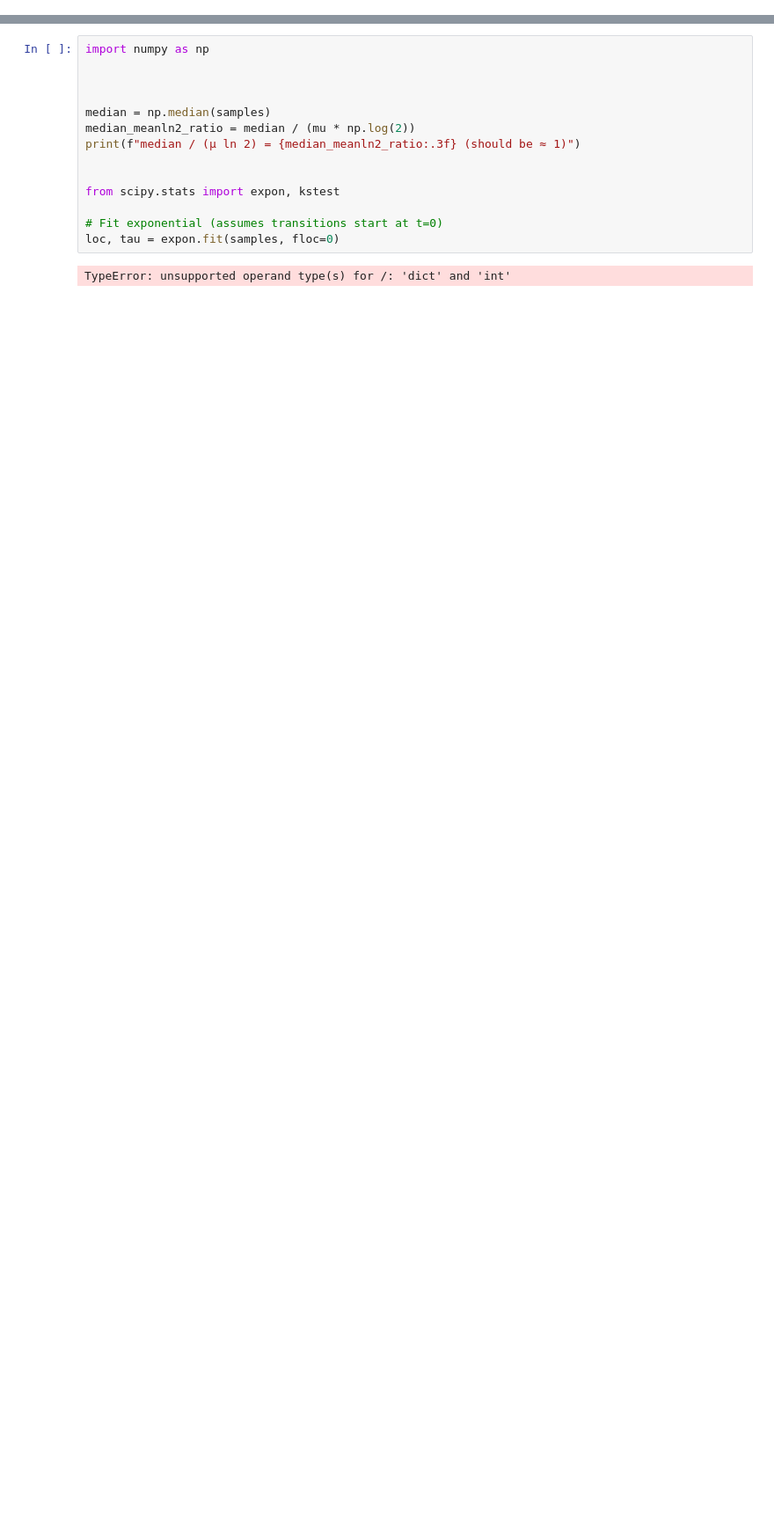
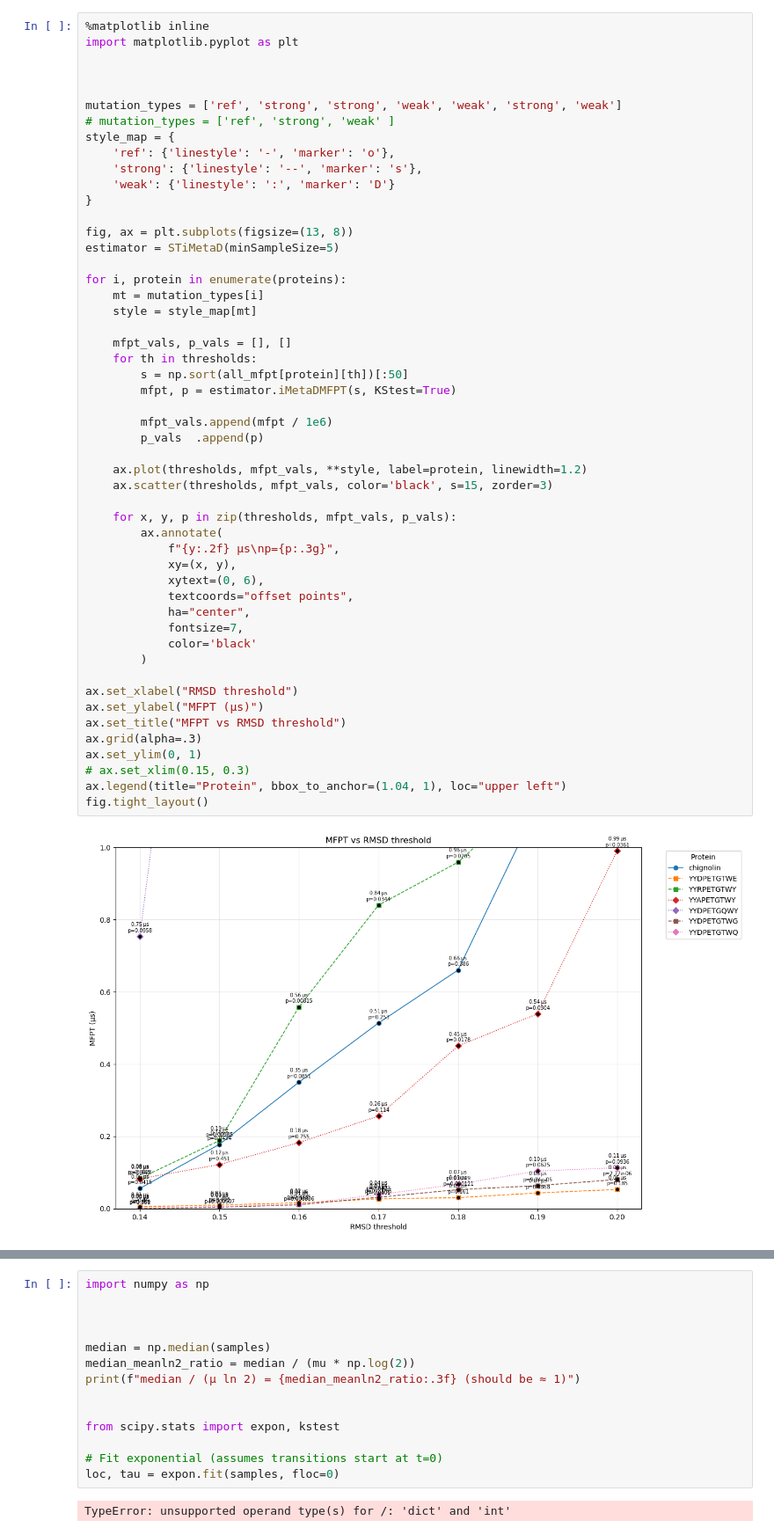
Before and after one commit to MendelsResearchGroup/guiding-peptide-kinetics, a Jupyter notebook: src/fpt.ipynb, the cells around one changed output, grey strips where cells are left out. Shown at 88% size. Drawn from its saved outputs; the diff is of its cells as text; blank space fills up the shorter version.

```diff
--- a/src/fpt.ipynb
+++ b/src/fpt.ipynb
@@ -71,3 +45,56 @@ plt.show()
+# %%
+%matplotlib inline
+import matplotlib.pyplot as plt
+
+
+
+mutation_types = ['ref', 'strong', 'strong', 'weak', 'weak', 'strong', 'weak']
+# mutation_types = ['ref', 'strong', 'weak' ]
+style_map = {
+    'ref': {'linestyle': '-', 'marker': 'o'},
+    'strong': {'linestyle': '--', 'marker': 's'},
+    'weak': {'linestyle': ':', 'marker': 'D'}
+}
+
+fig, ax = plt.subplots(figsize=(13, 8))
+estimator = STiMetaD(minSampleSize=5)
+
+for i, protein in enumerate(proteins):
+    mt = mutation_types[i]
+    style = style_map[mt]
+
+    mfpt_vals, p_vals = [], []
+    for th in thresholds:
+        s = np.sort(all_mfpt[protein][th])[:50]
+        mfpt, p = estimator.iMetaDMFPT(s, KStest=True)
+
+        mfpt_vals.append(mfpt / 1e6)
+        p_vals  .append(p)
+
+    ax.plot(thresholds, mfpt_vals, **style, label=protein, linewidth=1.2)
+    ax.scatter(thresholds, mfpt_vals, color='black', s=15, zorder=3)
+
+    for x, y, p in zip(thresholds, mfpt_vals, p_vals):
+        ax.annotate(
+            f"{y:.2f} µs\np={p:.3g}",
+            xy=(x, y),
+            xytext=(0, 6),
+            textcoords="offset points",
+            ha="center",
+            fontsize=7,
+            color='black'
+        )
+
+ax.set_xlabel("RMSD threshold")
+ax.set_ylabel("MFPT (µs)")
+ax.set_title("MFPT vs RMSD threshold")
+ax.grid(alpha=.3)
+ax.set_ylim(0, 1)
+# ax.set_xlim(0.15, 0.3)
+ax.legend(title="Protein", bbox_to_anchor=(1.04, 1), loc="upper left")
+fig.tight_layout()
+# %% [output]
+[figure, added]
 # %%
 import numpy as np
 import matplotlib.pyplot as plt
```
Also changed, not shown: parts of 3 cells of this notebook, 12 other files.
